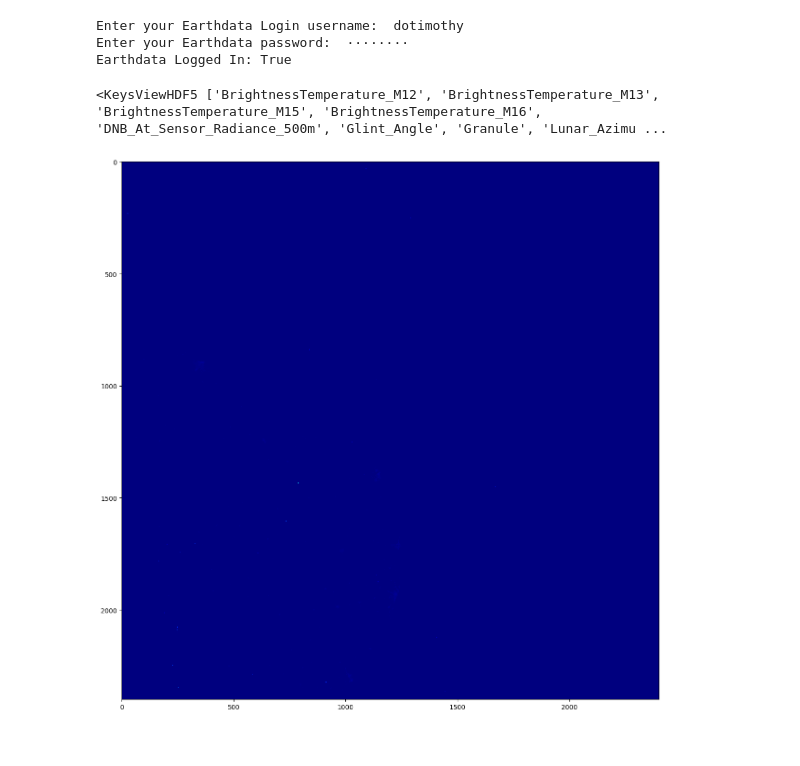
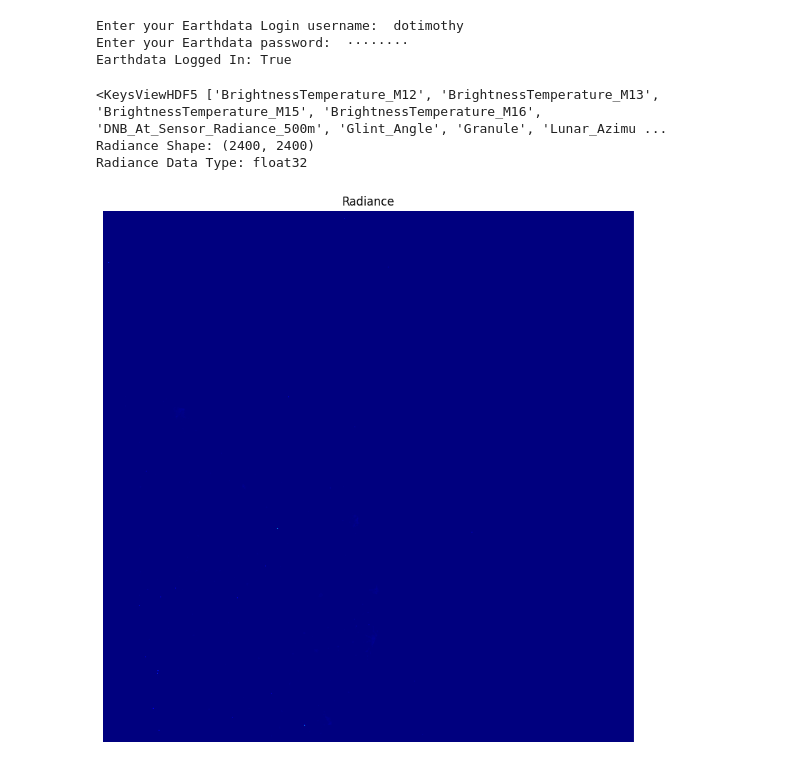
Before and after one commit to dotimothy/astronomy, a Jupyter notebook: analysis/LightPollution.ipynb, the cells around one changed output. Drawn from its saved outputs; the diff is of its cells as text; code cells hidden in the pictures.

```diff
--- a/analysis/LightPollution.ipynb
+++ b/analysis/LightPollution.ipynb
@@ -40,6 +57,10 @@ import cv2 as cv
 from tqdm import tqdm
 import earthaccess
 import h5py
+# %%
+# Helper Functions
+def normalize(array):
+    return (array - array.min())/(array.max()-array.min())
 # %% [markdown]
 ## Downloading the Data
 For processing the light pollution data, we will be using NASA VIIRS DNB. Before proceeding, make sure you have a [NASA Earthdata](https://urs.earthdata.nasa.gov/home) account.
@@ -60,7 +89,8 @@ Earthdata Logged In: True
 # %%
 results = earthaccess.search_data(
     short_name='VNP46A1',
-    temporal=('2024-1-1','2024-12-20'),
+    temporal=('2024-12-20','2024-12-20'),
+    count=1
 )
 
 h5files = earthaccess.download(results, dataDir)
@@ -68,9 +98,18 @@ h5files = earthaccess.download(results, dataDir)
 testFile = h5files[0]
 with h5py.File(testFile,'r') as f:
     print(f['HDFEOS']['GRIDS']['VNP_Grid_DNB']['Data Fields'].keys())
-    dnb = f['HDFEOS']['GRIDS']['VNP_Grid_DNB']['Data Fields']['DNB_At_Sensor_Radiance_500m'][:]
+    dnb = f['HDFEOS']['GRIDS']['VNP_Grid_DNB']['Data Fields']['DNB_At_Sensor_Radiance_500m'][:].astype(np.float32)
+    print(f'Radiance Shape: {dnb.shape}')
+    print(f'Radiance Data Type: {dnb.dtype}')
 # %% [output]
 <KeysViewHDF5 ['BrightnessTemperature_M12', 'BrightnessTemperature_M13', 'BrightnessTemperature_M15', 'BrightnessTemperature_M16', 'DNB_At_Sensor_Radiance_500m', 'Glint_Angle', 'Granule', 'Lunar_Azimu ...
+Radiance Shape: (2400, 2400)
+Radiance Data Type: float32
 # %%
+plt.figure(figsize=(15,10))
+plt.imshow(normalize(dnb),cmap='jet')
+plt.title('Radiance')
+plt.axis('off')
+plt.show()
 # %% [output]
-[figure, old version]
+[figure, new version]
```
Also changed, not shown: parts of 4 cells of this notebook, 1 other file.
